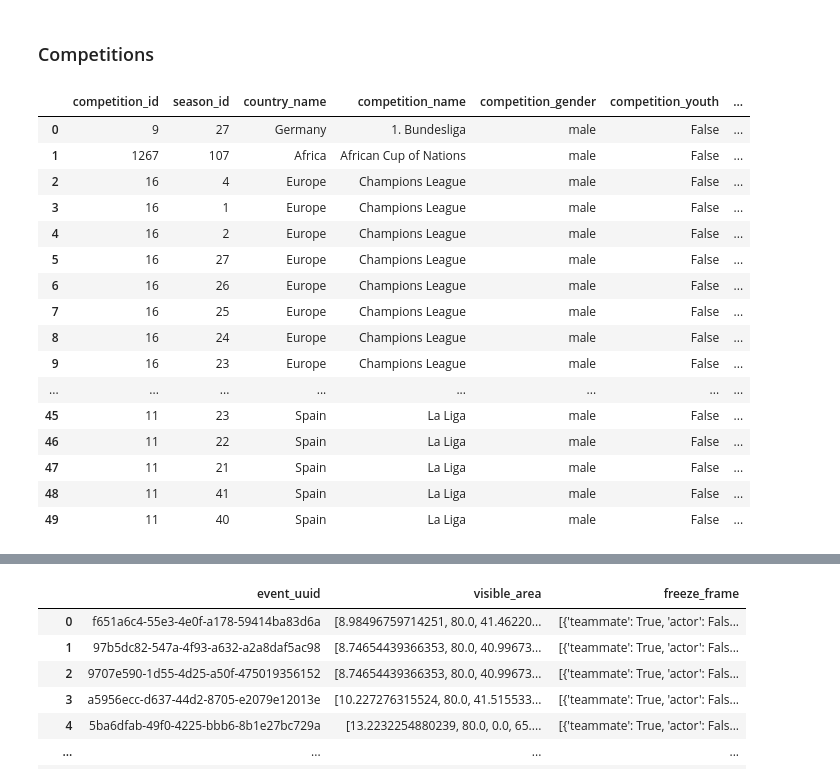
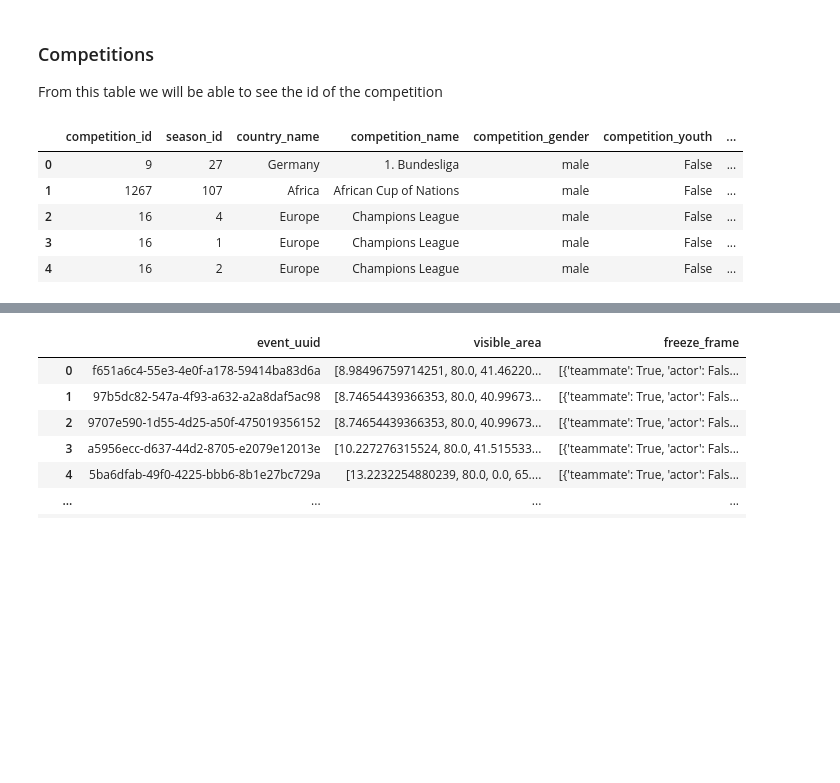
Before and after one commit to asheshh-lal/Football-analytics, a Jupyter notebook: event/Untitled.ipynb, the cells around one changed output, grey strips where cells are left out. Saved outputs shown, nothing was run; the diff lists cells and outputs as text; code cells hidden in the pictures; blank space fills up the shorter version.

```diff
--- a/event/Untitled.ipynb
+++ b/event/Untitled.ipynb
@@ -4,24 +4,14 @@ from statsbombpy import sb
 from mplsoccer import Pitch
 # %% [markdown]
 ### Competitions
+From this table we will be able to see the id of the competition
 # %%
-sb.competitions().head(50)
+sb.competitions().head()
 # %% [output]
 |  | competition_id | season_id | country_name | competition_name | competition_gender | competition_youth | ... |
 | 0 | 9 | 27 | Germany | 1. Bundesliga | male | False | ... |
 | 1 | 1267 | 107 | Africa | African Cup of Nations | male | False | ... |
 | 2 | 16 | 4 | Europe | Champions League | male | False | ... |
 | 3 | 16 | 1 | Europe | Champions League | male | False | ... |
 | 4 | 16 | 2 | Europe | Champions League | male | False | ... |
-| 5 | 16 | 27 | Europe | Champions League | male | False | ... |
-| 6 | 16 | 26 | Europe | Champions League | male | False | ... |
-| 7 | 16 | 25 | Europe | Champions League | male | False | ... |
-| 8 | 16 | 24 | Europe | Champions League | male | False | ... |
-| 9 | 16 | 23 | Europe | Champions League | male | False | ... |
-| ... | ... | ... | ... | ... | ... | ... | ... |
-| 45 | 11 | 23 | Spain | La Liga | male | False | ... |
-| 46 | 11 | 22 | Spain | La Liga | male | False | ... |
-| 47 | 11 | 21 | Spain | La Liga | male | False | ... |
-| 48 | 11 | 41 | Spain | La Liga | male | False | ... |
-| 49 | 11 | 40 | Spain | La Liga | male | False | ... |
 # %%
```
Also changed, not shown: parts of 24 cells of this notebook, 1 other file.
